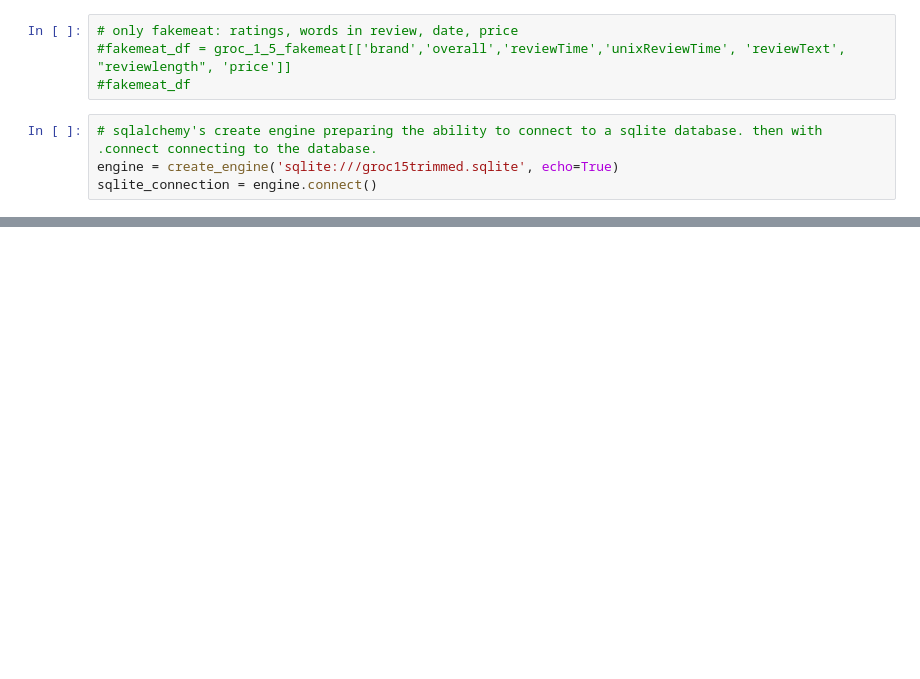
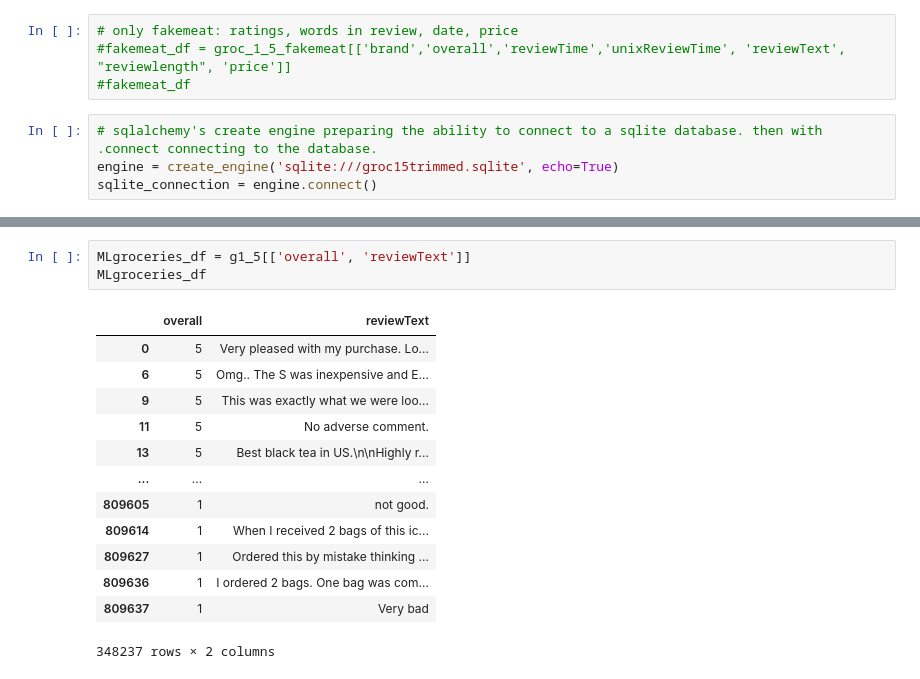
Before and after one commit to ForTheGold/text-classifier-amazon-dataset, a Jupyter notebook: groceries_data_prep.ipynb, the cells around one changed output, grey strips where cells are left out. Drawn from its saved outputs; the diff is of its cells as text; blank space fills up the shorter version.

```diff
--- a/groceries_data_prep.ipynb
+++ b/groceries_data_prep.ipynb
@@ -336,0 +267,17 @@ ALLgroceries=g1_5.to_sql(sqlite_table, sqlite_connection, if_exists='replace')
+# %%
+MLgroceries_df = g1_5[['overall', 'reviewText']]
+MLgroceries_df
+# %% [output]
+|  | overall | reviewText |
+| 0 | 5 | Very pleased with my purchase. Lo... |
+| 6 | 5 | Omg.. The S was inexpensive and E... |
+| 9 | 5 | This was exactly what we were loo... |
+| 11 | 5 | No adverse comment. |
+| 13 | 5 | Best black tea in US.\n\nHighly r... |
+| ... | ... | ... |
+| 809605 | 1 | not good. |
+| 809614 | 1 | When I received 2 bags of this ic... |
+| 809627 | 1 | Ordered this by mistake thinking ... |
+| 809636 | 1 | I ordered 2 bags. One bag was com... |
+| 809637 | 1 | Very bad |
+348237 rows × 2 columns
```
Also changed, not shown: parts of 11 cells of this notebook, 2 other files.
